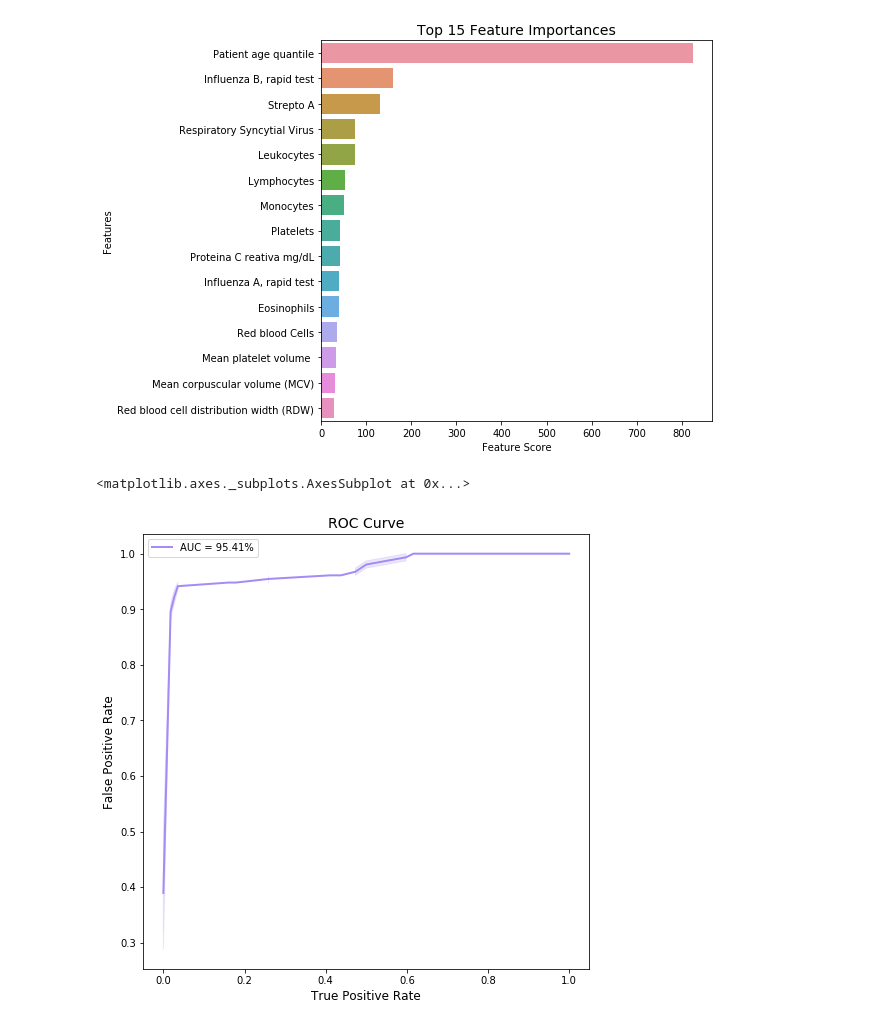
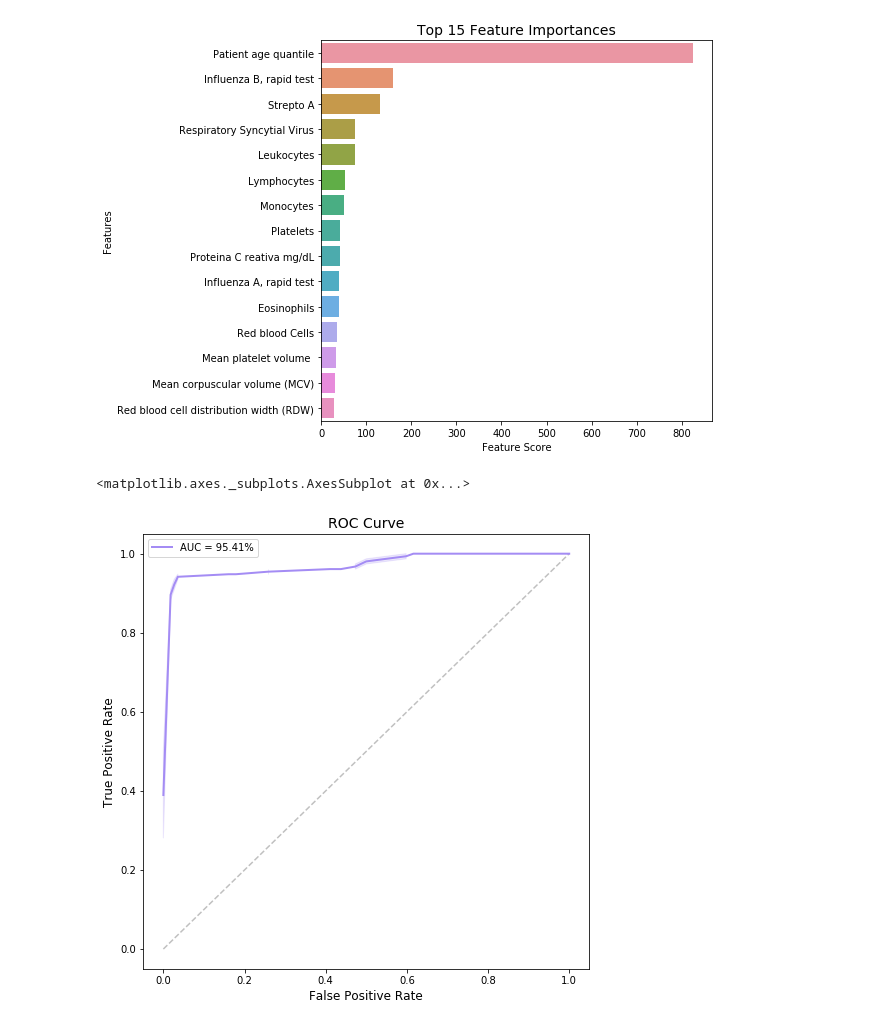
Before and after one commit to isabelatelles/covid19, a Jupyter notebook: Binary Classifier of COVID-19.ipynb, the cells around one changed output. Saved outputs shown, nothing was run; the diff lists cells and outputs as text; code cells hidden in the pictures.

Commit message:
fix x and y labels of roc curve

```diff
--- a/Binary Classifier of COVID-19.ipynb
+++ b/Binary Classifier of COVID-19.ipynb
@@ -410,11 +410,12 @@ sns.barplot(x=feature_importances_df['Feature Score'], y=feature_importances_df[
 [figure]
 # %%
 f, ax = plt.subplots(figsize=(8, 8))
+plt.plot([0, 1], [0, 1], '--', color='silver')
 plt.title('ROC Curve', fontsize=14)
-plt.xlabel('True Positive Rate', fontsize=12)
-plt.ylabel('False Positive Rate', fontsize=12)
+plt.xlabel('False Positive Rate', fontsize=12)
+plt.ylabel('True Positive Rate', fontsize=12)
 fpr, tpr, thresholds = roc_curve(y_test_xgb, model_xgb.predict_proba(X_test_xgb)[:,1])
 sns.lineplot(x=fpr, y=tpr, color=sns.color_palette("husl", 8)[-2], linewidth=2, label="AUC = 95.41%")
 # %% [output]
 <matplotlib.axes._subplots.AxesSubplot at 0x...>
-[figure, old version]
+[figure, new version]
```
Also changed, not shown: parts of 2 cells of this notebook.
